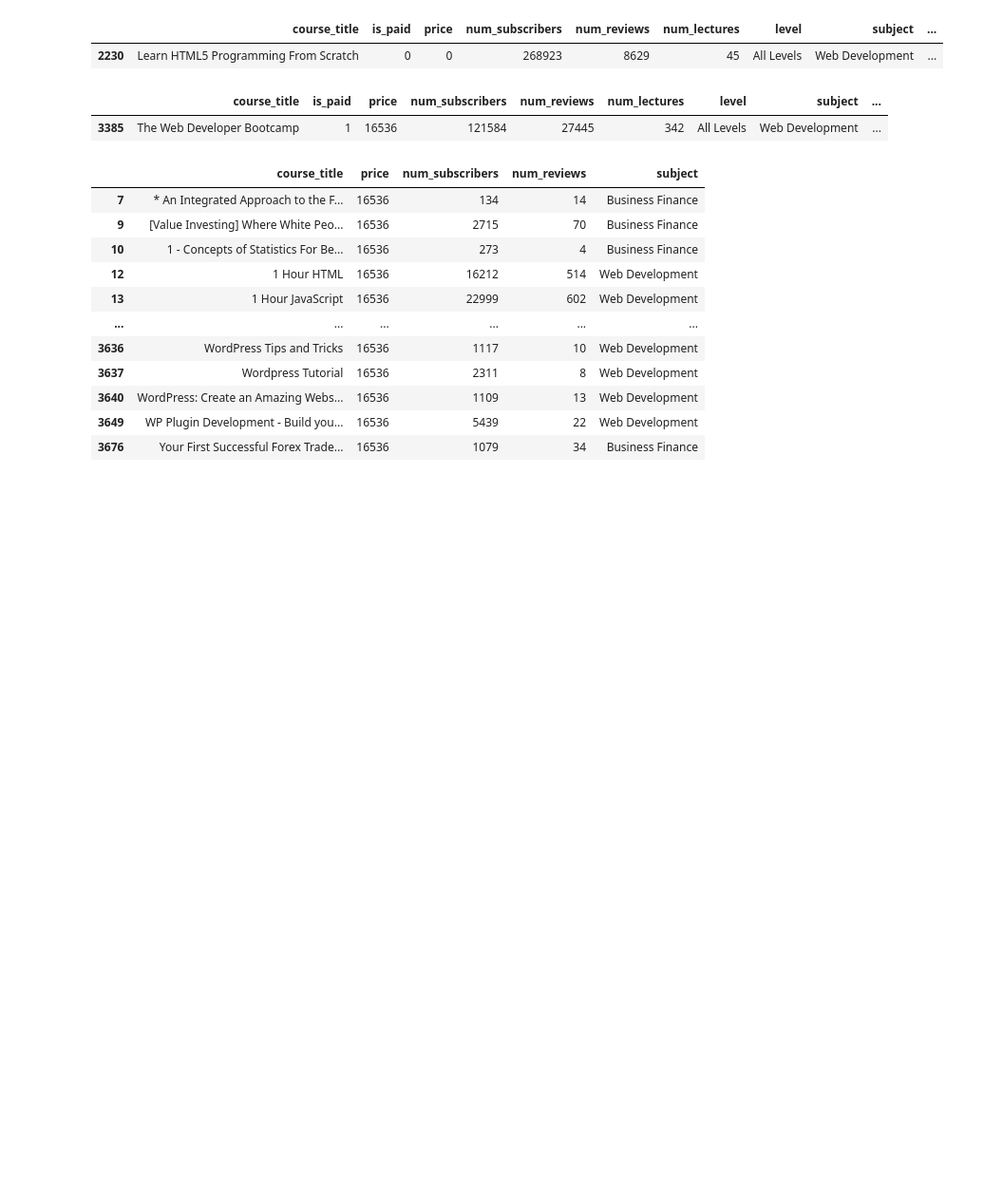
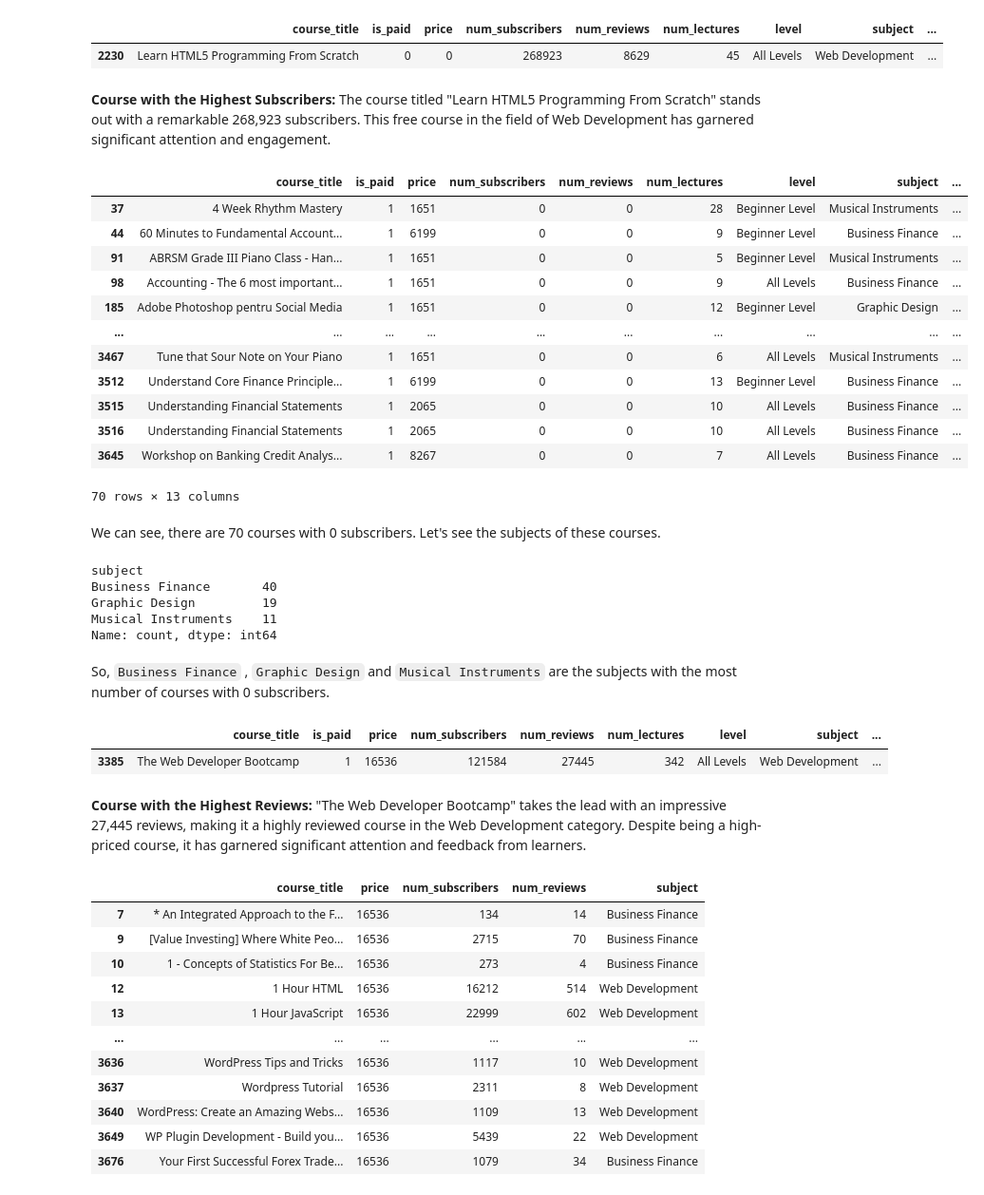
Before and after one commit to Chirag529/Udemy_Courses_Analysis, a Jupyter notebook: main.ipynb, the cells around one changed output. Shown: that part at 95% size. Cells and saved outputs as stored; diff of their text form; code cells hidden in the pictures; blank space fills up the shorter version.

Commit message:
0 subs courses

```diff
--- a/main.ipynb
+++ b/main.ipynb
@@ -293,4 +293,39 @@ df[df["num_subscribers"] == max_subscribers]
 # %% [output]
 |  | course_title | is_paid | price | num_subscribers | num_reviews | num_lectures | level | subject | ... |
 | 2230 | Learn HTML5 Programming From Scratch | 0 | 0 | 268923 | 8629 | 45 | All Levels | Web Development | ... |
+# %% [markdown]
+**Course with the Highest Subscribers:**
+The course titled "Learn HTML5 Programming From Scratch" stands out with a remarkable 268,923 subscribers. This free course in the field of Web Development has garnered significant attention and engagement.
+# %%
+# # Let's find out course with minimum number of students and print the details.
+
+min_subscribers = df["num_subscribers"].min()
+df[df["num_subscribers"] == min_subscribers]
+# %% [output]
+|  | course_title | is_paid | price | num_subscribers | num_reviews | num_lectures | level | subject | ... |
+| 37 | 4 Week Rhythm Mastery | 1 | 1651 | 0 | 0 | 28 | Beginner Level | Musical Instruments | ... |
+| 44 | 60 Minutes to Fundamental Account... | 1 | 6199 | 0 | 0 | 9 | Beginner Level | Business Finance | ... |
+| 91 | ABRSM Grade III Piano Class - Han... | 1 | 1651 | 0 | 0 | 5 | Beginner Level | Musical Instruments | ... |
+| 98 | Accounting - The 6 most important... | 1 | 1651 | 0 | 0 | 9 | All Levels | Business Finance | ... |
+| 185 | Adobe Photoshop pentru Social Media | 1 | 1651 | 0 | 0 | 12 | Beginner Level | Graphic Design | ... |
+| ... | ... | ... | ... | ... | ... | ... | ... | ... | ... |
+| 3467 | Tune that Sour Note on Your Piano | 1 | 1651 | 0 | 0 | 6 | All Levels | Musical Instruments | ... |
+| 3512 | Understand Core Finance Principle... | 1 | 6199 | 0 | 0 | 13 | Beginner Level | Business Finance | ... |
+| 3515 | Understanding Financial Statements | 1 | 2065 | 0 | 0 | 10 | All Levels | Business Finance | ... |
+| 3516 | Understanding Financial Statements | 1 | 2065 | 0 | 0 | 10 | All Levels | Business Finance | ... |
+| 3645 | Workshop on Banking Credit Analys... | 1 | 8267 | 0 | 0 | 7 | All Levels | Business Finance | ... |
+70 rows × 13 columns
+# %% [markdown]
+We can see, there are 70 courses with 0 subscribers. Let's see the subjects of these courses.
+# %%
+# # Let's count the category of course with minimum subscribers.
+df[df["num_subscribers"] == min_subscribers]["subject"].value_counts()
+# %% [output]
+subject
+Business Finance       40
+Graphic Design         19
+Musical Instruments    11
+Name: count, dtype: int64
+# %% [markdown]
+So, `Business Finance` , `Graphic Design` and `Musical Instruments` are the subjects with the most number of courses with 0 subscribers.
 # %%
@@ -301,6 +336,9 @@ df[df["num_reviews"] == max_reviews]
 # %% [output]
 |  | course_title | is_paid | price | num_subscribers | num_reviews | num_lectures | level | subject | ... |
 | 3385 | The Web Developer Bootcamp | 1 | 16536 | 121584 | 27445 | 342 | All Levels | Web Development | ... |
+# %% [markdown]
+**Course with the Highest Reviews:**
+"The Web Developer Bootcamp" takes the lead with an impressive 27,445 reviews, making it a highly reviewed course in the Web Development category. Despite being a high-priced course, it has garnered significant attention and feedback from learners.
 # %%
 # Let's Find the Highest-Priced Course and find out only details like course title, price, subscribers, reviews and subject
 
```
Also changed, not shown: parts of 2 cells of this notebook.
